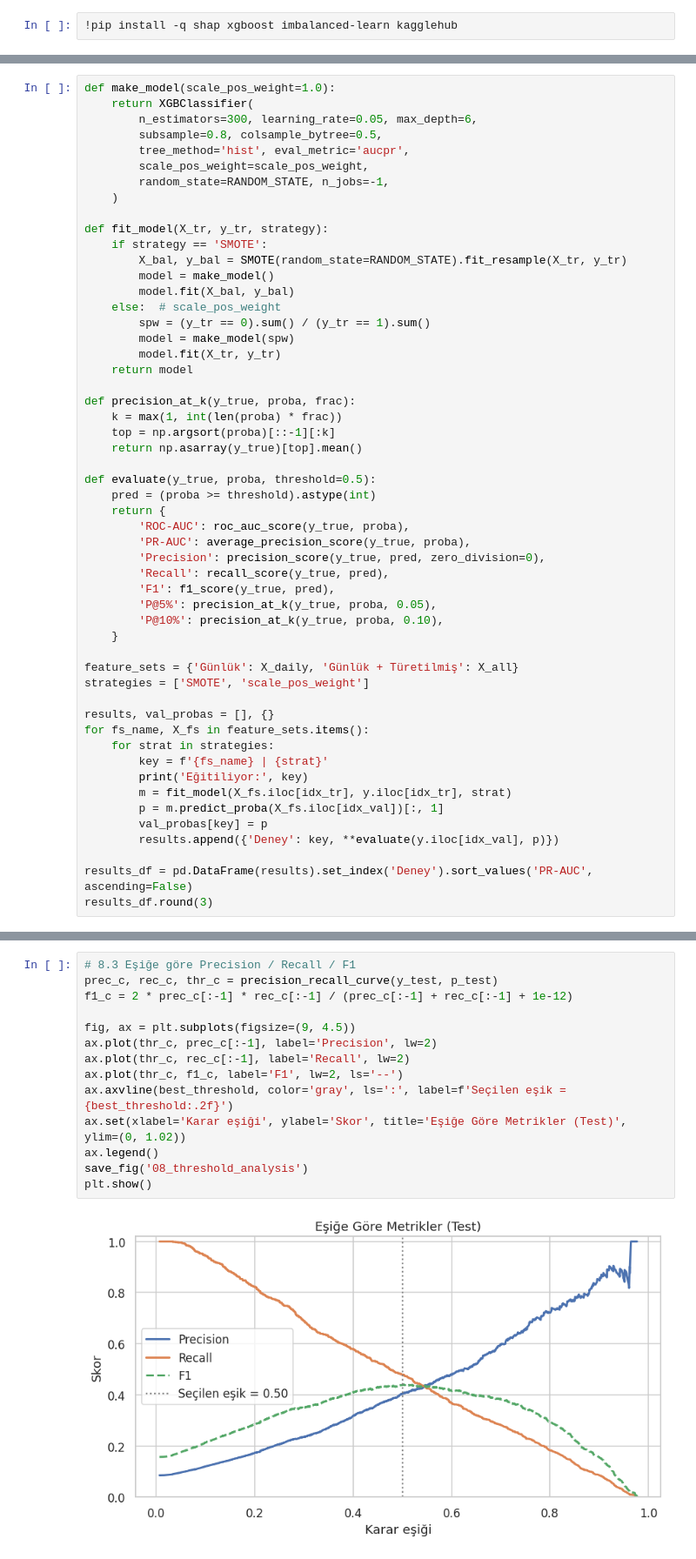
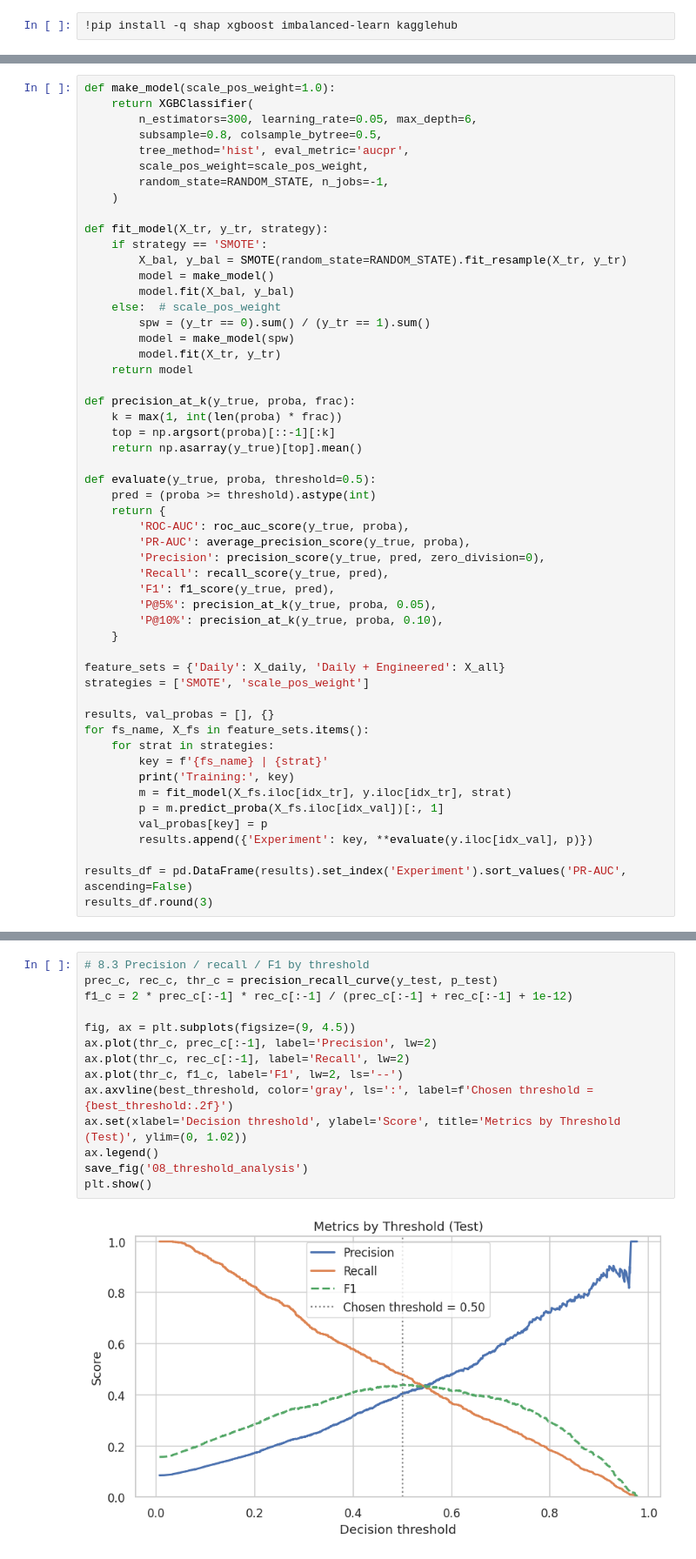
Before and after one commit to Mervecaliskann/electricity-theft-detection, a Jupyter notebook: electricity_theft_detection.ipynb, the cells around one changed output, grey strips where cells are left out. Shown at 87% size. Saved outputs shown, nothing was run; the diff lists cells and outputs as text.

```diff
--- a/electricity_theft_detection.ipynb
+++ b/electricity_theft_detection.ipynb
@@ -311,19 +313,19 @@ def evaluate(y_true, proba, threshold=0.5):
         'P@10%': precision_at_k(y_true, proba, 0.10),
     }
 
-feature_sets = {'Günlük': X_daily, 'Günlük + Türetilmiş': X_all}
+feature_sets = {'Daily': X_daily, 'Daily + Engineered': X_all}
 strategies = ['SMOTE', 'scale_pos_weight']
 
 results, val_probas = [], {}
 for fs_name, X_fs in feature_sets.items():
     for strat in strategies:
         key = f'{fs_name} | {strat}'
-        print('Eğitiliyor:', key)
+        print('Training:', key)
         m = fit_model(X_fs.iloc[idx_tr], y.iloc[idx_tr], strat)
         p = m.predict_proba(X_fs.iloc[idx_val])[:, 1]
         val_probas[key] = p
-        results.append({'Deney': key, **evaluate(y.iloc[idx_val], p)})
+        results.append({'Experiment': key, **evaluate(y.iloc[idx_val], p)})
 
-results_df = pd.DataFrame(results).set_index('Deney').sort_values('PR-AUC', ascending=False)
+results_df = pd.DataFrame(results).set_index('Experiment').sort_values('PR-AUC', ascending=False)
 results_df.round(3)
 # %% [output]
@@ -436,19 +438,19 @@ plt.show()
 # %% [output]
 [figure]
 # %%
-# 8.3 Eşiğe göre Precision / Recall / F1
+# 8.3 Precision / recall / F1 by threshold
 prec_c, rec_c, thr_c = precision_recall_curve(y_test, p_test)
 f1_c = 2 * prec_c[:-1] * rec_c[:-1] / (prec_c[:-1] + rec_c[:-1] + 1e-12)
 
 fig, ax = plt.subplots(figsize=(9, 4.5))
 ax.plot(thr_c, prec_c[:-1], label='Precision', lw=2)
 ax.plot(thr_c, rec_c[:-1], label='Recall', lw=2)
 ax.plot(thr_c, f1_c, label='F1', lw=2, ls='--')
-ax.axvline(best_threshold, color='gray', ls=':', label=f'Seçilen eşik = {best_threshold:.2f}')
-ax.set(xlabel='Karar eşiği', ylabel='Skor', title='Eşiğe Göre Metrikler (Test)', ylim=(0, 1.02))
+ax.axvline(best_threshold, color='gray', ls=':', label=f'Chosen threshold = {best_threshold:.2f}')
+ax.set(xlabel='Decision threshold', ylabel='Score', title='Metrics by Threshold (Test)', ylim=(0, 1.02))
 ax.legend()
 save_fig('08_threshold_analysis')
 plt.show()
 # %% [output]
-[figure, old version]
+[figure, new version]
 # %% [markdown]
```
Also changed, not shown: parts of 36 cells of this notebook, 1 other file.
